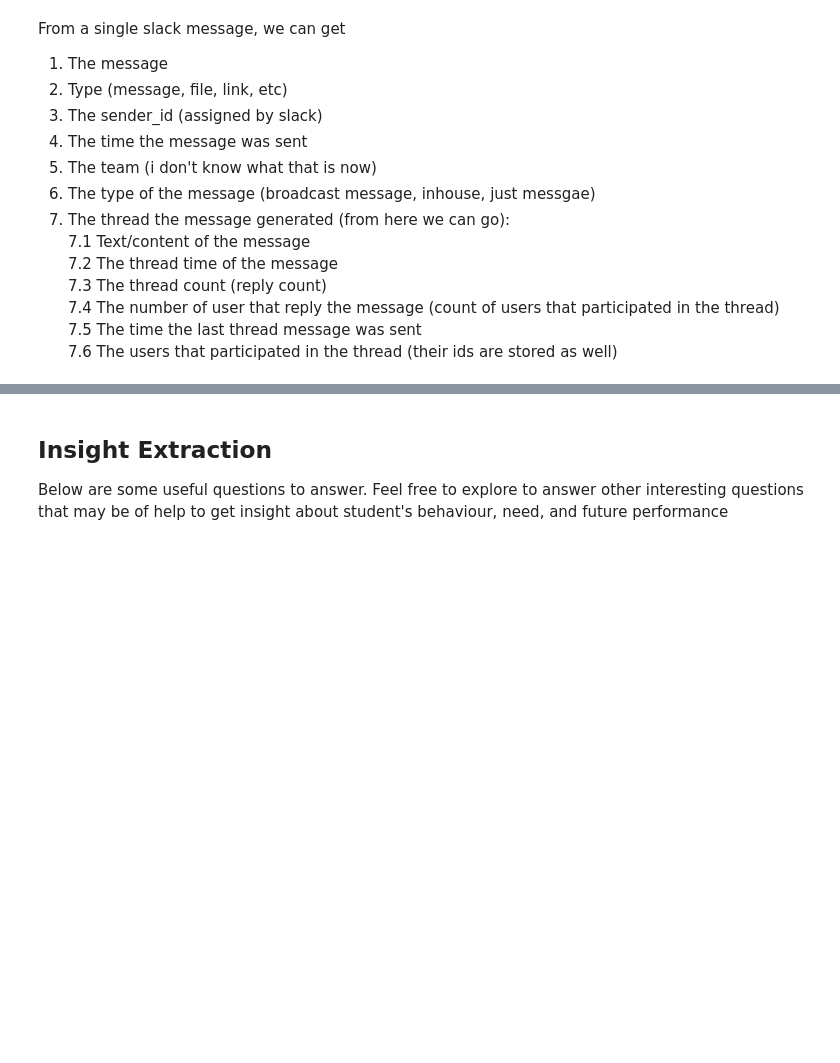
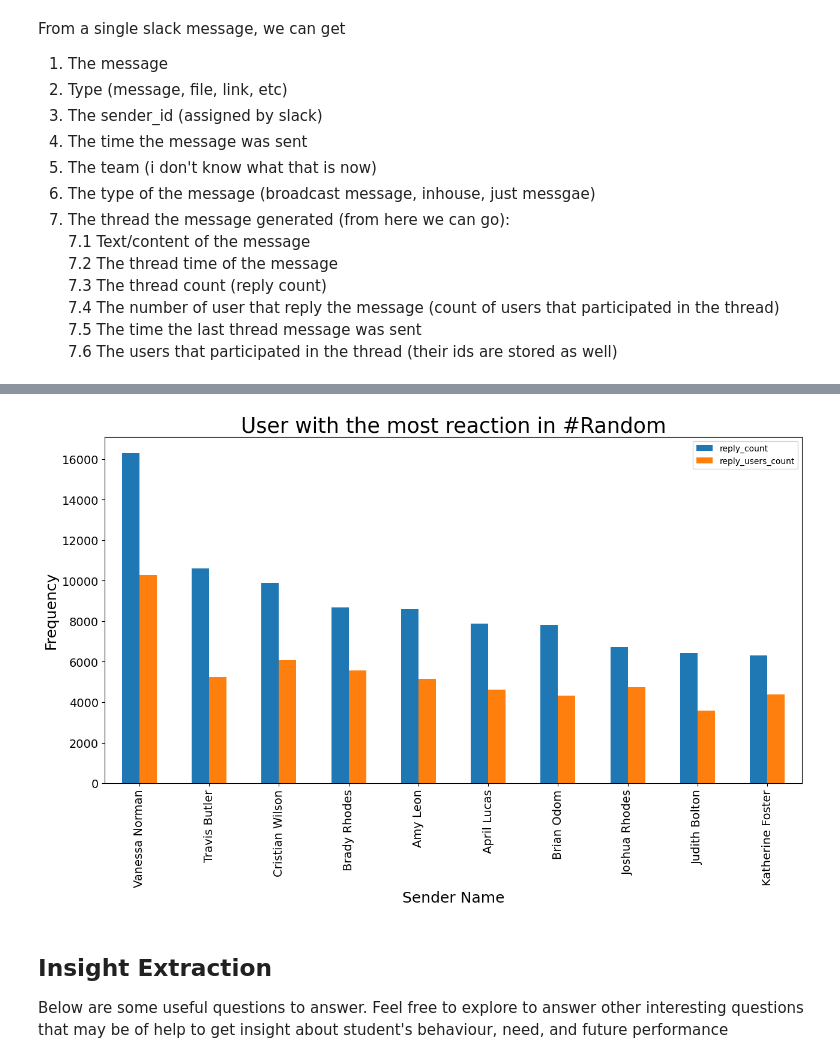
Before and after one commit to abrishdew/10Academy_week0, a Jupyter notebook: notebooks/parse_slack_data.ipynb, the cells around one changed output, grey strips where cells are left out. Cells and saved outputs as stored; diff of their text form; code cells hidden in the pictures; blank space fills up the shorter version.

```diff
--- a/notebooks/parse_slack_data.ipynb
+++ b/notebooks/parse_slack_data.ipynb
@@ -138,3 +161,7 @@ UnboundLocalError: local variable 'df' referenced before assignment
+# %%
+draw_user_reaction(df, 'Random')
+# %% [output]
+[figure, added]
 # %% [markdown]
 ## Insight Extraction
 
```
Also changed, not shown: parts of 7 cells of this notebook.
